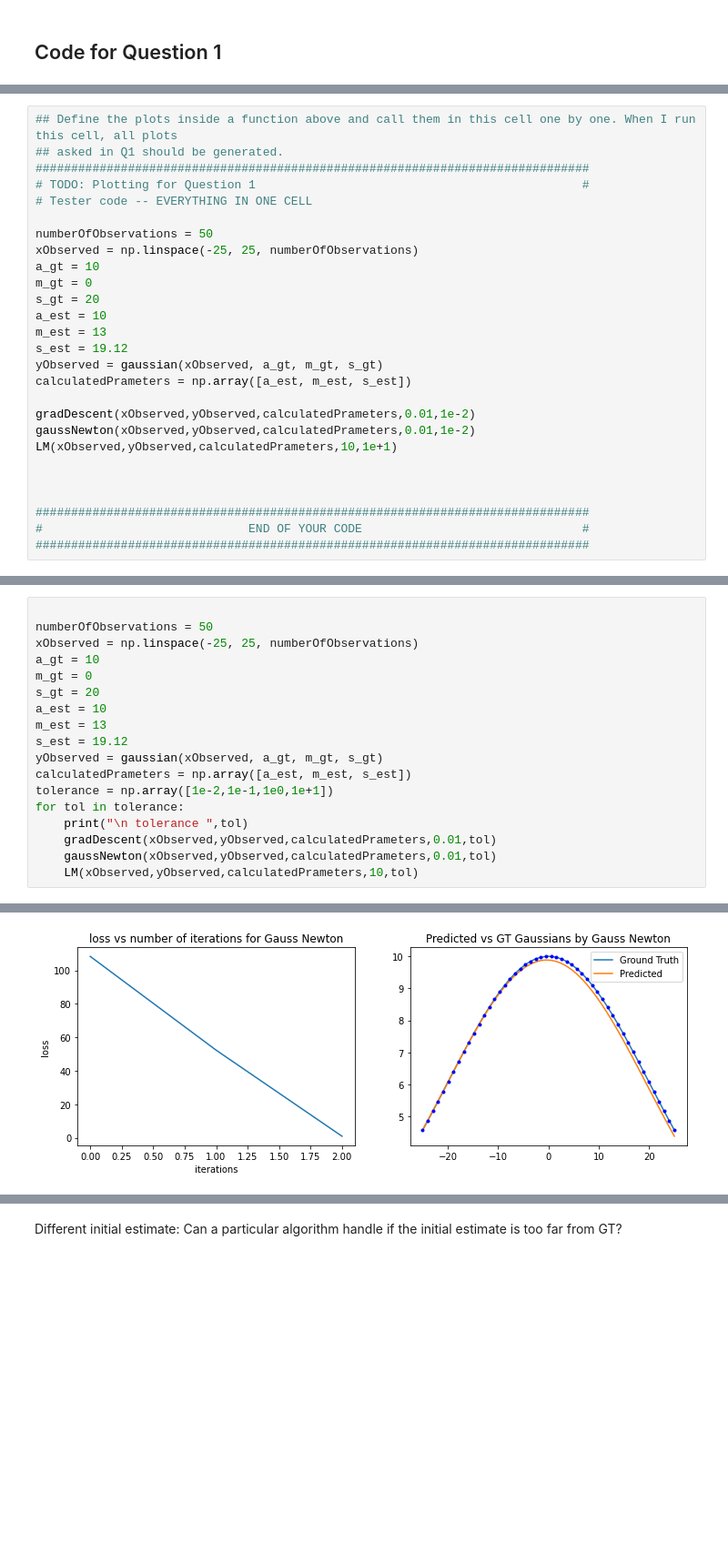
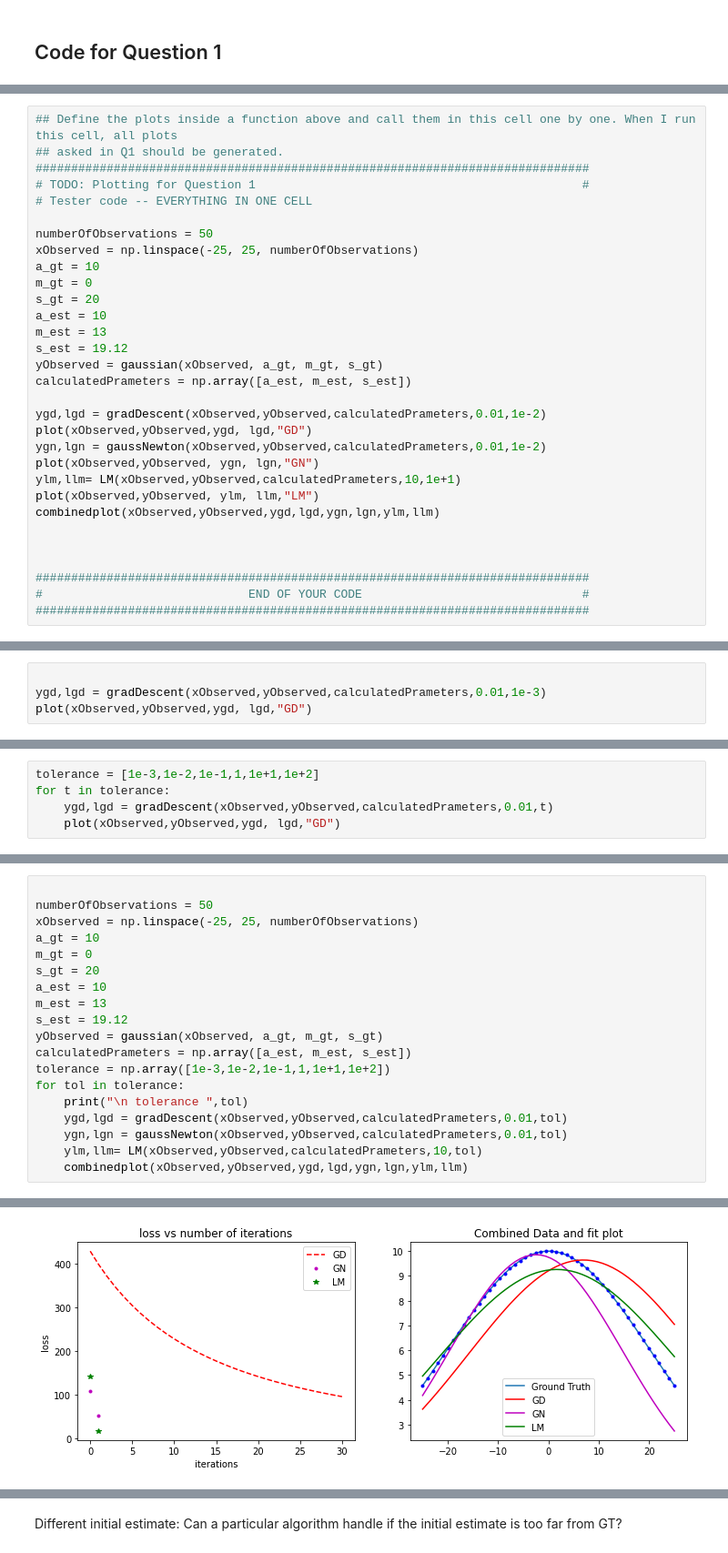
Before and after one commit to avani17101/ICP-and-Non-linear-least-squares-optimization, a Jupyter notebook: 16-spacex-Assignment-3.ipynb, the cells around one changed output, grey strips where cells are left out. Shown at 91% size. Cells and saved outputs as stored; diff of their text form; blank space fills up the shorter version.

```diff
--- a/16-spacex-Assignment-3.ipynb
+++ b/16-spacex-Assignment-3.ipynb
@@ -211,9 +254,13 @@ s_est = 19.12
 yObserved = gaussian(xObserved, a_gt, m_gt, s_gt)
 calculatedPrameters = np.array([a_est, m_est, s_est])
 
-gradDescent(xObserved,yObserved,calculatedPrameters,0.01,1e-2)
-gaussNewton(xObserved,yObserved,calculatedPrameters,0.01,1e-2)
-LM(xObserved,yObserved,calculatedPrameters,10,1e+1)
+ygd,lgd = gradDescent(xObserved,yObserved,calculatedPrameters,0.01,1e-2)
+plot(xObserved,yObserved,ygd, lgd,"GD")
+ygn,lgn = gaussNewton(xObserved,yObserved,calculatedPrameters,0.01,1e-2)
+plot(xObserved,yObserved, ygn, lgn,"GN")
+ylm,llm= LM(xObserved,yObserved,calculatedPrameters,10,1e+1)
+plot(xObserved,yObserved, ylm, llm,"LM")
+combinedplot(xObserved,yObserved,ygd,lgd,ygn,lgn,ylm,llm)
 
 
 
@@ -235,0 +289,4 @@ a_est: 10.254077061575403  m_est: -1.0498505979479578  s_est: 18.798688886556167
+# %%
+
+ygd,lgd = gradDescent(xObserved,yObserved,calculatedPrameters,0.01,1e-3)
+plot(xObserved,yObserved,ygd, lgd,"GD")
@@ -235,0 +300,5 @@ a_est: 10.254077061575403  m_est: -1.0498505979479578  s_est: 18.798688886556167
+# %%
+tolerance = [1e-3,1e-2,1e-1,1,1e+1,1e+2]
+for t in tolerance:
+    ygd,lgd = gradDescent(xObserved,yObserved,calculatedPrameters,0.01,t)
+    plot(xObserved,yObserved,ygd, lgd,"GD")
@@ -245,10 +345,11 @@ m_est = 13
 s_est = 19.12
 yObserved = gaussian(xObserved, a_gt, m_gt, s_gt)
 calculatedPrameters = np.array([a_est, m_est, s_est])
-tolerance = np.array([1e-2,1e-1,1e0,1e+1])
+tolerance = np.array([1e-3,1e-2,1e-1,1,1e+1,1e+2])
 for tol in tolerance:
     print("\n tolerance ",tol)
-    gradDescent(xObserved,yObserved,calculatedPrameters,0.01,tol)
-    gaussNewton(xObserved,yObserved,calculatedPrameters,0.01,tol)
-    LM(xObserved,yObserved,calculatedPrameters,10,tol)
+    ygd,lgd = gradDescent(xObserved,yObserved,calculatedPrameters,0.01,tol)
+    ygn,lgn = gaussNewton(xObserved,yObserved,calculatedPrameters,0.01,tol)
+    ylm,llm= LM(xObserved,yObserved,calculatedPrameters,10,tol)
+    combinedplot(xObserved,yObserved,ygd,lgd,ygn,lgn,ylm,llm)
 # %% [output]
@@ -281 +439 @@ a_est: 9.88531666444999  m_est: -0.36198719732811213  s_est: 19.907238165300324
-[figure, old version]
+[figure, new version]
```
Also changed, not shown: parts of 16 cells of this notebook.
